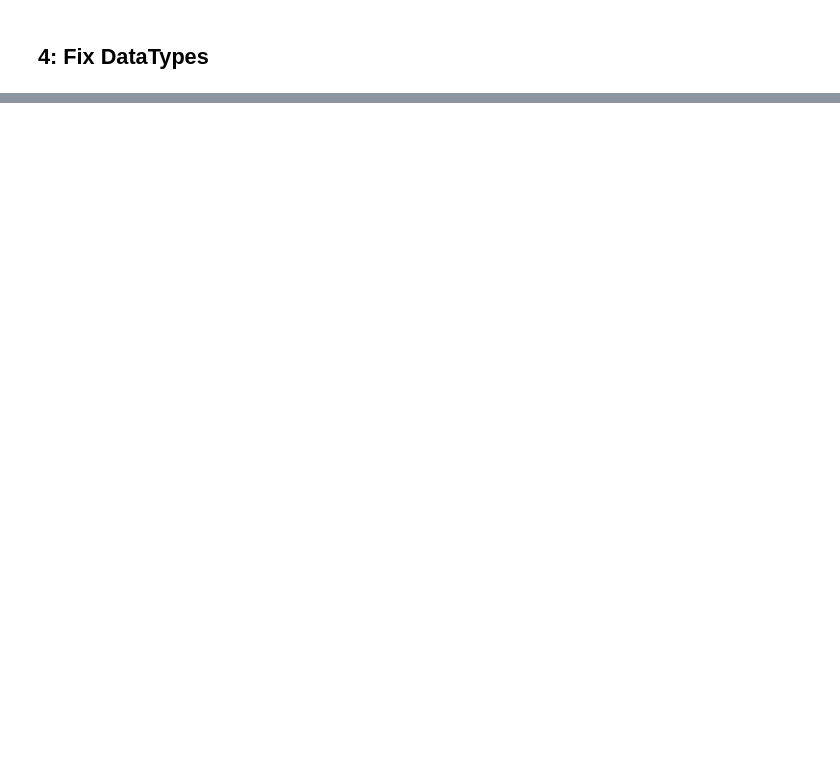
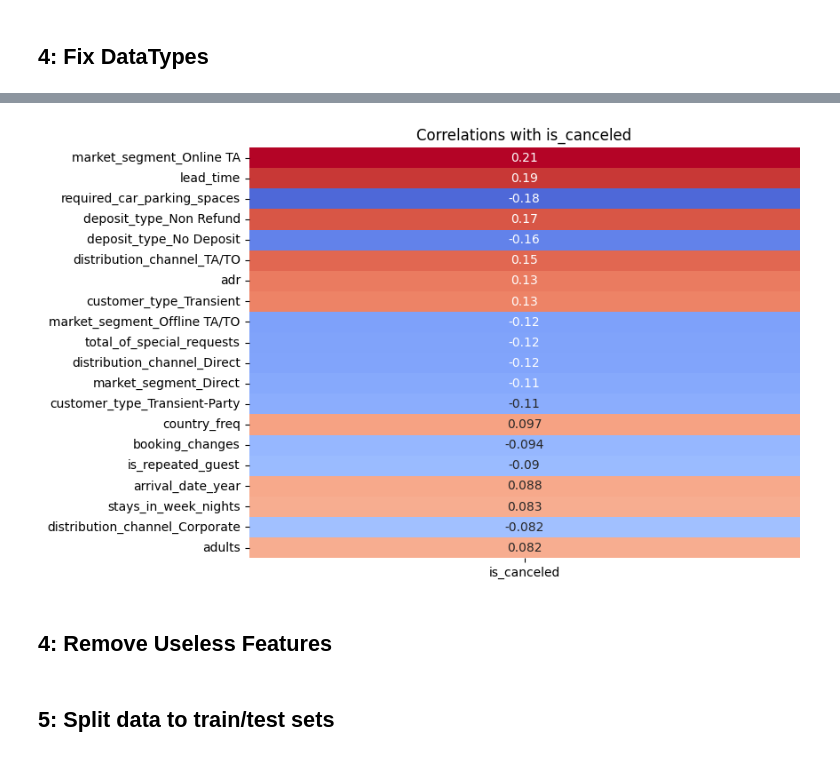
Before and after one commit to MoBakry04/gtc-ml-project1-hotel-bookings, a Jupyter notebook: gtc_ml_project1.ipynb, the cells around one changed output, grey strips where cells are left out. Drawn from its saved outputs; the diff is of its cells as text; code cells hidden in the pictures; blank space fills up the shorter version.

```diff
--- a/gtc_ml_project1.ipynb
+++ b/gtc_ml_project1.ipynb
@@ -275,0 +496,6 @@ memory usage: 20.2 MB
+# %%
+plot_target_correlation()
+# %% [output]
+[figure, added]
+# %% [markdown]
+## 4: Remove Useless Features
@@ -275,0 +507,2 @@ memory usage: 20.2 MB
+# %% [markdown]
+## 5: Split data to train/test sets
```
Also changed, not shown: parts of 43 cells of this notebook, 1 other file.
